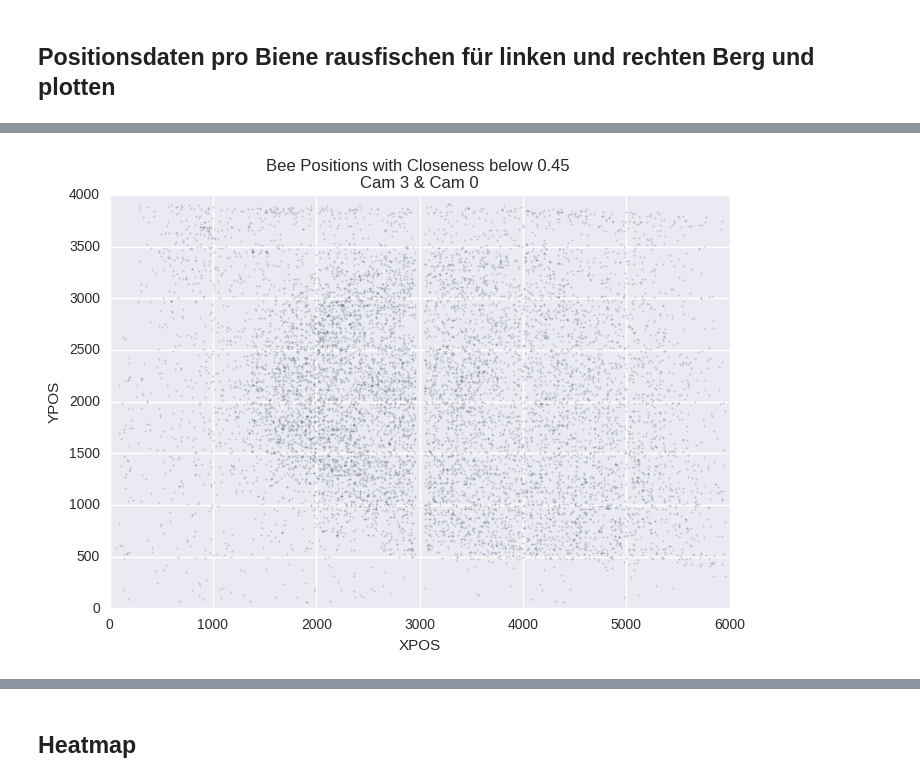
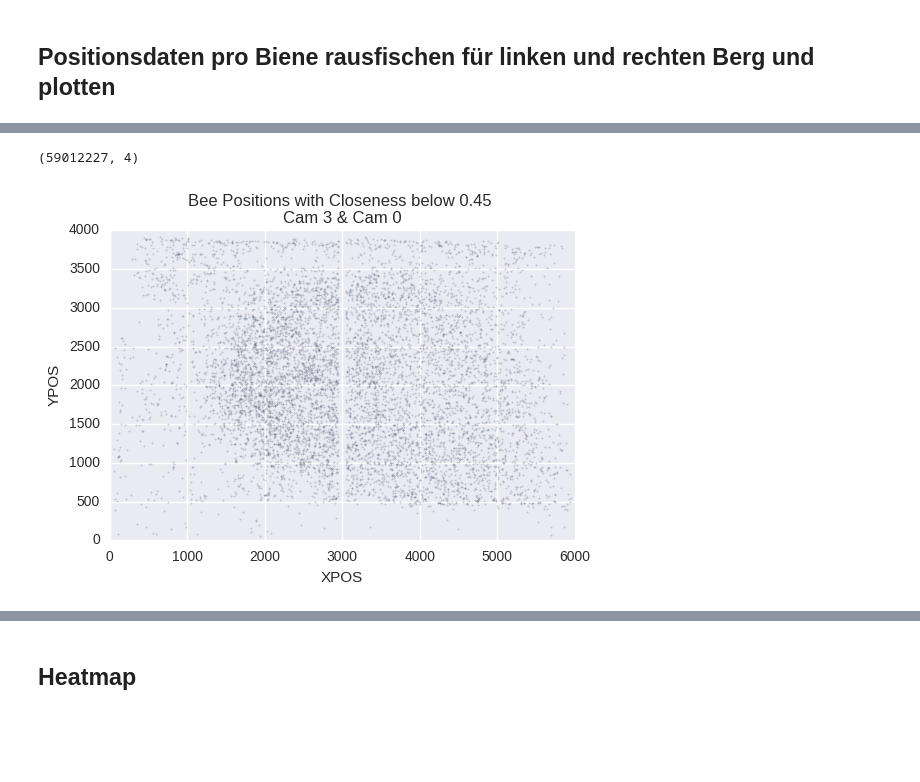
Before and after one commit to aschle/bees-sna, a Jupyter notebook: bib/1DAYcloseness_KDE.ipynb, the cells around one changed output, grey strips where cells are left out. Saved outputs shown, nothing was run; the diff lists cells and outputs as text; code cells hidden in the pictures; blank space fills up the shorter version.

```diff
--- a/bib/1DAYcloseness_KDE.ipynb
+++ b/bib/1DAYcloseness_KDE.ipynb
@@ -47,6 +51,6 @@ Series(closenessc).hist(bins=50)
 line = 0.45
 s = Series(closenessc)
 smaller = s[s < line]
-bigger = s[s > line]
+bigger = s[s >= line]
 IDsmaller = [int(i) for i in smaller.index]
 IDbigger = [int(i) for i in bigger.index]
@@ -93,7 +176,11 @@ plotClosenessXY("Bee Positions with Closeness below 0.45", df_s, 2, 1, s=4000)
 # %%
 df_b = getDFwithIDS(IDbigger, conn)
+# %%
+df_b.shape
+# %% [output]
+(59012227, 4)
 # %%
-plotClosenessXY("Bee Positions with Closeness below 0.45", df_b, 3, 0)
+plotClosenessXY("Bee Positions with Closeness below 0.45", df_b, 3, 0,s=4000)
 # %% [output]
-[figure, old version]
+[figure, new version]
 # %%
```
Also changed, not shown: parts of 39 cells of this notebook, 1 other file.
